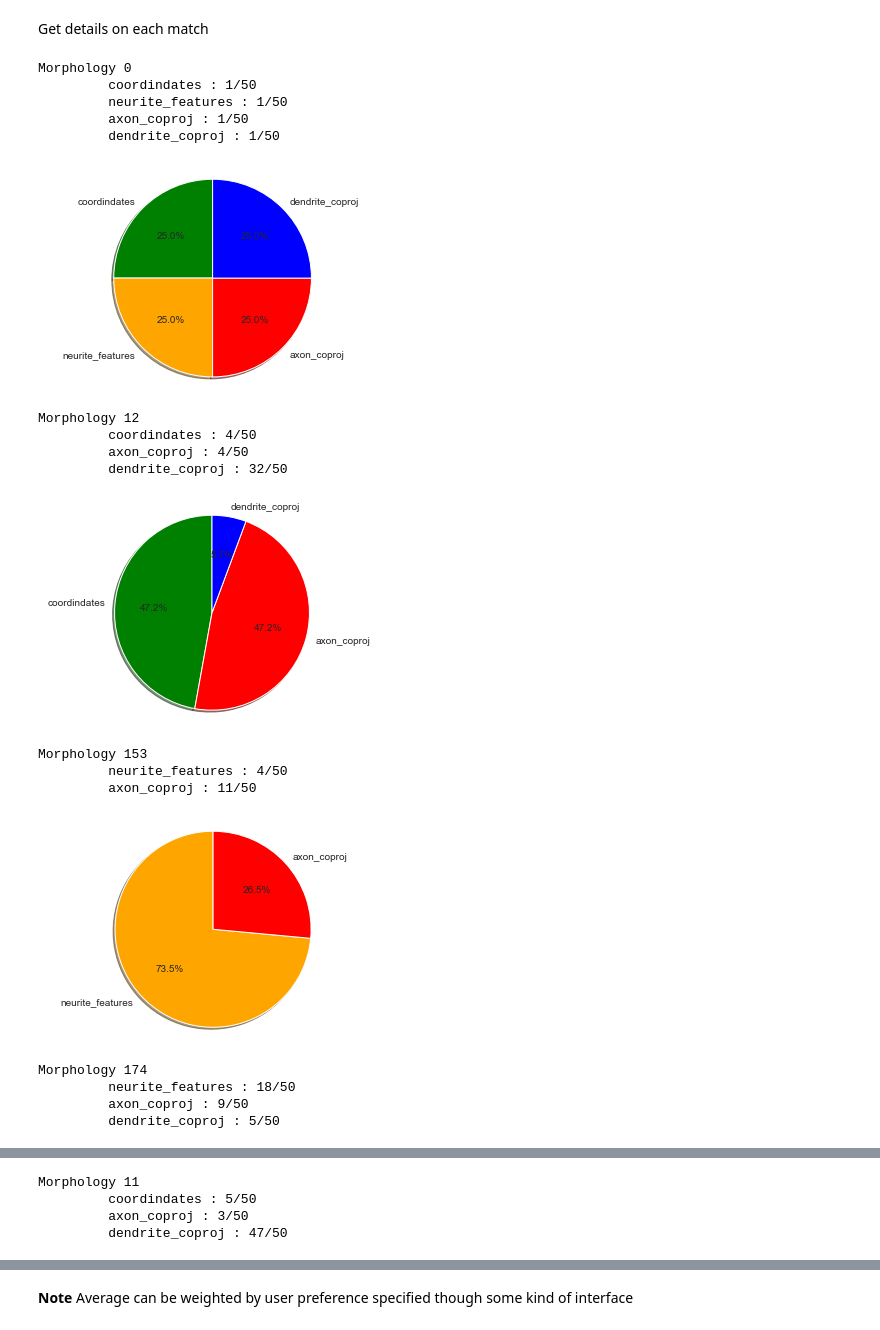
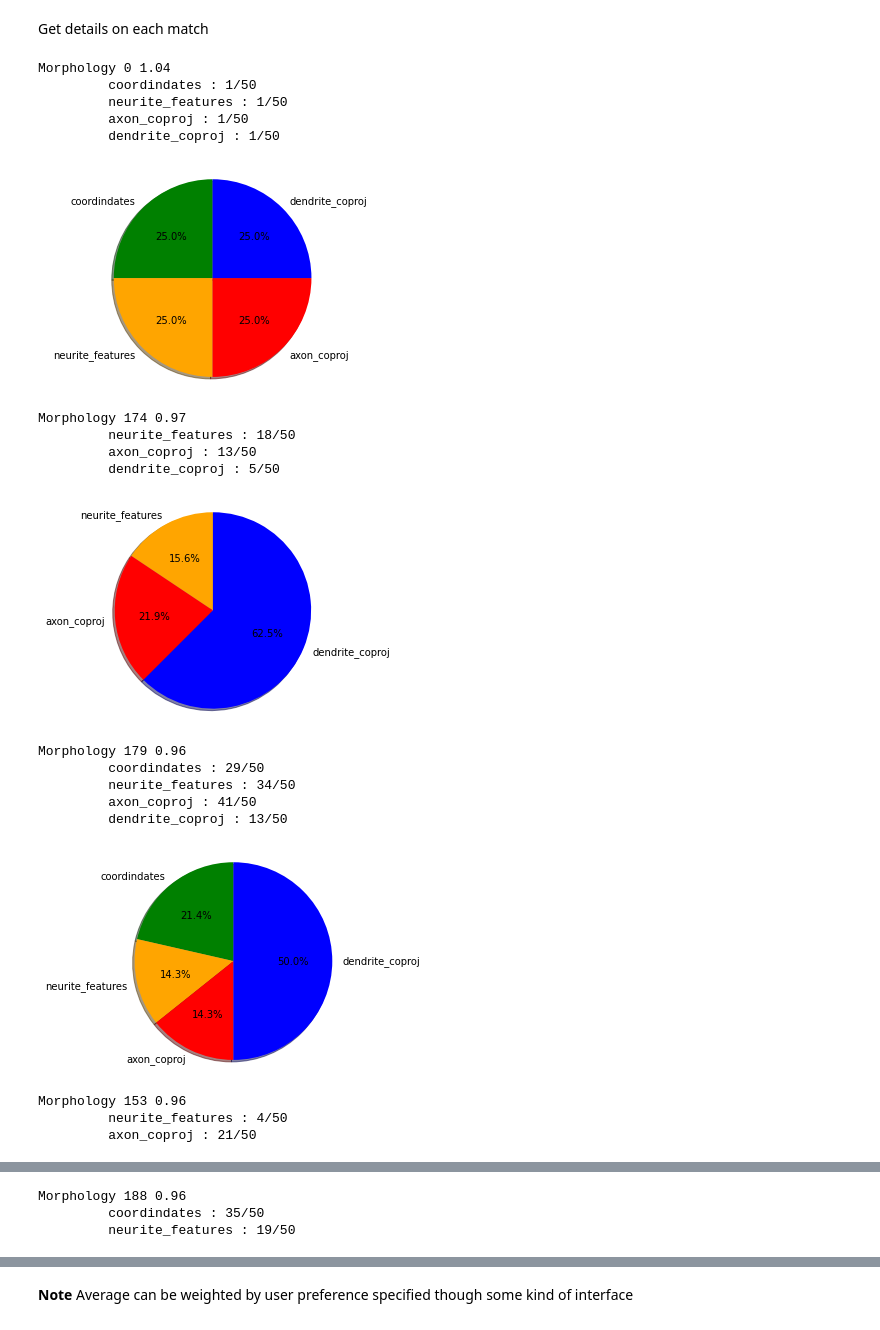
Before and after one commit to BlueBrain/knowledge-graph-inference, a Jupyter notebook: Combined recommendation.ipynb, the cells around one changed output, grey strips where cells are left out. Cells and saved outputs as stored; diff of their text form; code cells hidden in the pictures.

```diff
--- a/Combined recommendation.ipynb
+++ b/Combined recommendation.ipynb
@@ -516,0 +382,19 @@ for k in similarities:
+# %%
+SCALERS = {}
+for k in similarities:
+    raw_values = np.array(similarities[k])
+    if SIMILARITIES[k] == "euclidean":
+        scores = 1 / (1 + raw_values)
+    else:
+        scores = raw_values
+
+    scaler = sk.preprocessing.MinMaxScaler()
+    scaled_scores = scaler.fit_transform(np.reshape(scores, (-1, 1)))
+    SCALERS[k] = scaler
+
+    fig, (ax1, ax2, ax3) = plt.subplots(1, 3, figsize=(22, 6))
+    fig.suptitle(f'Distribution of distances for "{k}"')
+    ax1.hist(raw_values, bins=50, color=COLORS[k])
+    ax2.hist(scores, bins=50, color=COLORS[k])
+    ax3.hist(scaled_scores, bins=50, color=COLORS[k])
+    plt.show()
@@ -531,7 +501,7 @@ https://pubs.acs.org/doi/pdf/10.1021/ci300547g
 # %%
 avg_benchmarks = {
     p: get_average_score(
-        INDICES, p, K, distance=True,
+        INDICES, p, K,
         distance_normalizer=lambda x, index_name: x / MEANS[index_name],
         similarity_normalizer=lambda x, index_name: SCALERS[index_name].transform(np.atleast_2d(x))[0][0])
     for p in BENCHMARK_POINTS
@@ -539,56 +509,54 @@ avg_benchmarks = {
 # %% [markdown]
 Get details on each match
 # %%
-def scale_by_mean(x, index_name):
-    return x / MEANS[index_name]
-
 def min_max_scale(x, index_name):
     return SCALERS[index_name].transform(np.atleast_2d(x))[0][0]
 # %%
 query = 0
 result = get_average_score(
-    INDICES, query, 10, distance=True,
+    INDICES, query, 20,
     distance_normalizer=scale_by_mean,
     similarity_normalizer=min_max_scale)
 # %%
-for el in result:
-    print("Morphology", el)
+for el, score in result.items():
+    print("Morphology", el, "{:.2f}".format(score))
     labels = []
     aspect_scores = []
     for index_name, index in INDICES.items():
         scores, points = query_index(index, [query], 50)
         position = np.where(points[0] == el)[0]
 
         if len(position) > 0:
             position = position[0]
             print("\t", index_name, f": {position + 1}/50")
             labels.append(index_name)
             aspect_scores.append(int(100 * (1 / (position + 1))))
 
 
     fig1, ax1 = plt.subplots()
     ax1.pie(aspect_scores, labels=labels, autopct='%1.1f%%',
             shadow=True, startangle=90, colors=[COLORS[el] for el in labels])
     ax1.axis('equal')  # Equal aspect ratio ensures that pie is drawn as a circle.
 
     plt.show()
 # %% [output]
-Morphology 0
+Morphology 0 1.04
          coordindates : 1/50
          neurite_features : 1/50
          axon_coproj : 1/50
          dendrite_coproj : 1/50
-[figure, old version]
+[figure, new version]
-Morphology 12
-         coordindates : 4/50
-         axon_coproj : 4/50
-         dendrite_coproj : 32/50
+Morphology 174 0.97
+         neurite_features : 18/50
+         axon_coproj : 13/50
+         dendrite_coproj : 5/50
-[figure, old version]
+[figure, new version]
-Morphology 153
-         neurite_features : 4/50
-         axon_coproj : 11/50
+Morphology 179 0.96
+         coordindates : 29/50
+         neurite_features : 34/50
+         axon_coproj : 41/50
+         dendrite_coproj : 13/50
-[figure, old version]
+[figure, new version]
-Morphology 174
-         neurite_features : 18/50
-         axon_coproj : 9/50
-         dendrite_coproj : 5/50
+Morphology 153 0.96
+         neurite_features : 4/50
+         axon_coproj : 21/50
@@ -596,4 +564,3 @@ Morphology 174
-Morphology 11
-         coordindates : 5/50
-         axon_coproj : 3/50
-         dendrite_coproj : 47/50
+Morphology 188 0.96
+         coordindates : 35/50
+         neurite_features : 19/50
```
Also changed, not shown: parts of 61 cells of this notebook.
